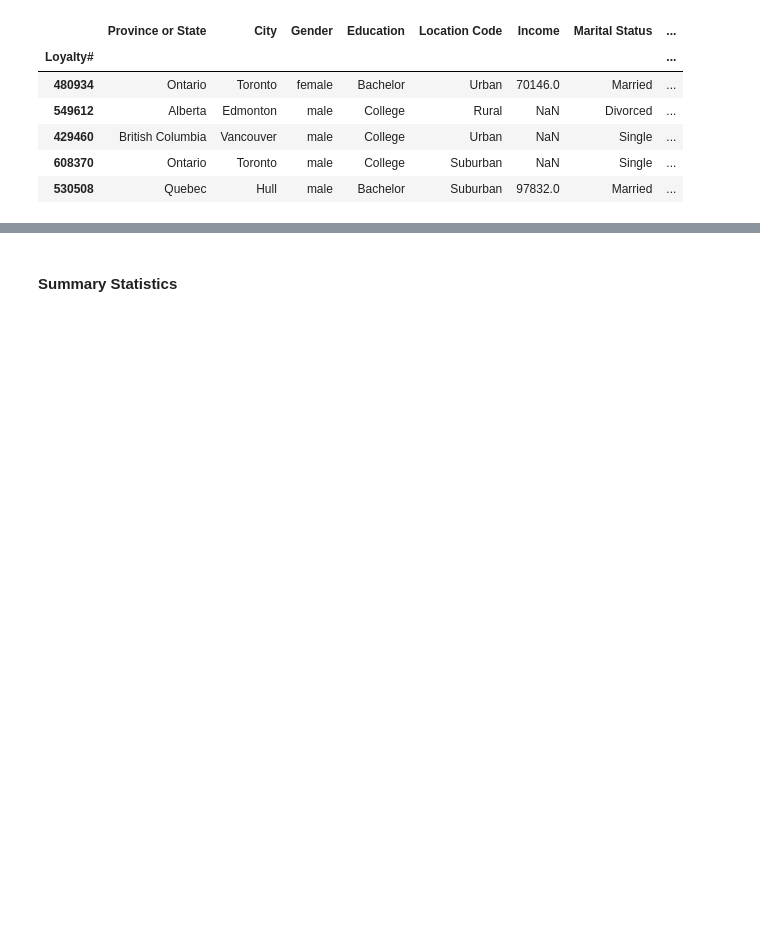
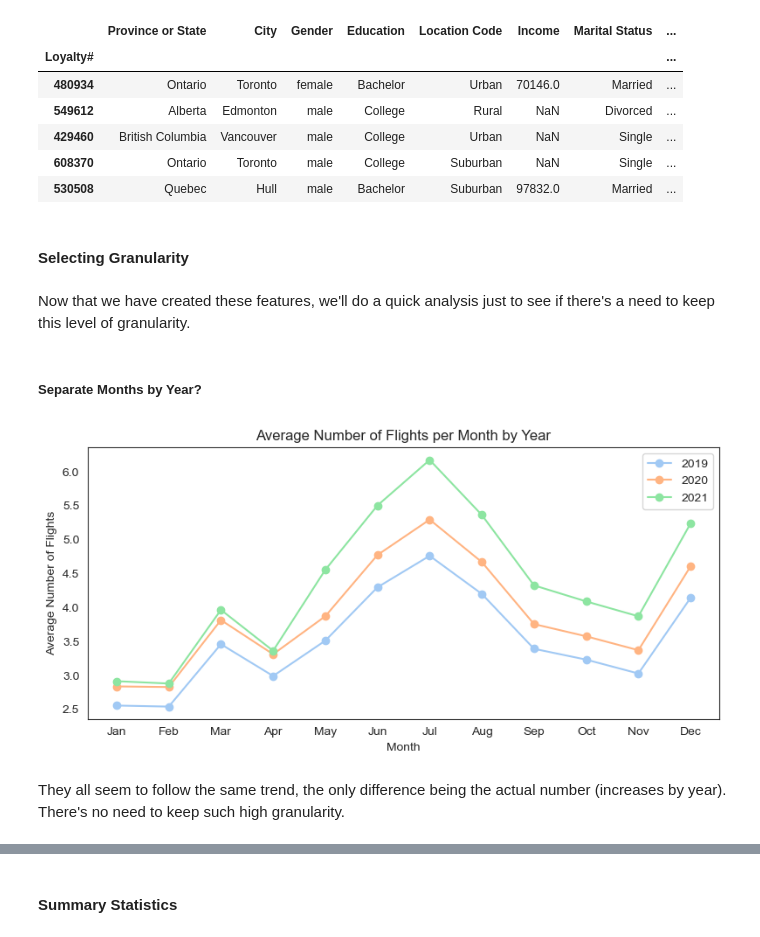
Before and after one commit to lCarvas/data-mining, a Jupyter notebook: src/Group94_EDA_Code.ipynb, the cells around one changed output, grey strips where cells are left out. Saved outputs shown, nothing was run; the diff lists cells and outputs as text; code cells hidden in the pictures; blank space fills up the shorter version.

```diff
--- a/src/Group94_EDA_Code.ipynb
+++ b/src/Group94_EDA_Code.ipynb
@@ -1187,3 +1201,7 @@ customerDB_copy.head()
 | 429460 | British Columbia | Vancouver | male | College | Urban | NaN | Single | ... |
 | 608370 | Ontario | Toronto | male | College | Suburban | NaN | Single | ... |
 | 530508 | Quebec | Hull | male | Bachelor | Suburban | 97832.0 | Married | ... |
+# %% [markdown]
+#### Selecting Granularity
+# %% [markdown]
+Now that we have created these features, we'll do a quick analysis just to see if there's a need to keep this level of granularity.
@@ -1189,0 +1211,21 @@ customerDB_copy.head()
+# %% [markdown]
+##### Separate Months by Year?
+# %%
+month_order = ['Jan', 'Feb', 'Mar', 'Apr', 'May', 'Jun', 'Jul', 'Aug', 'Sep', 'Oct', 'Nov', 'Dec']
+plt.figure(figsize=(8, 4))
+for year in [2019, 2020, 2021]:
+    monthly_means = []
+    for month_name in month_order:
+        var_name = f'Flights{month_name}{year}'
+        monthly_means.append(customerDB_copy[var_name].mean())
+    plt.plot(month_order, monthly_means, marker='o', label=str(year))
+plt.title('Average Number of Flights per Month by Year')
+plt.xlabel('Month')
+plt.ylabel('Average Number of Flights')
+plt.legend()
+plt.tight_layout()
+plt.show()
+# %% [output]
+[figure, added]
+# %% [markdown]
+They all seem to follow the same trend, the only difference being the actual number (increases by year). There's no need to keep such high granularity.
```
Also changed, not shown: parts of 34 cells of this notebook.
